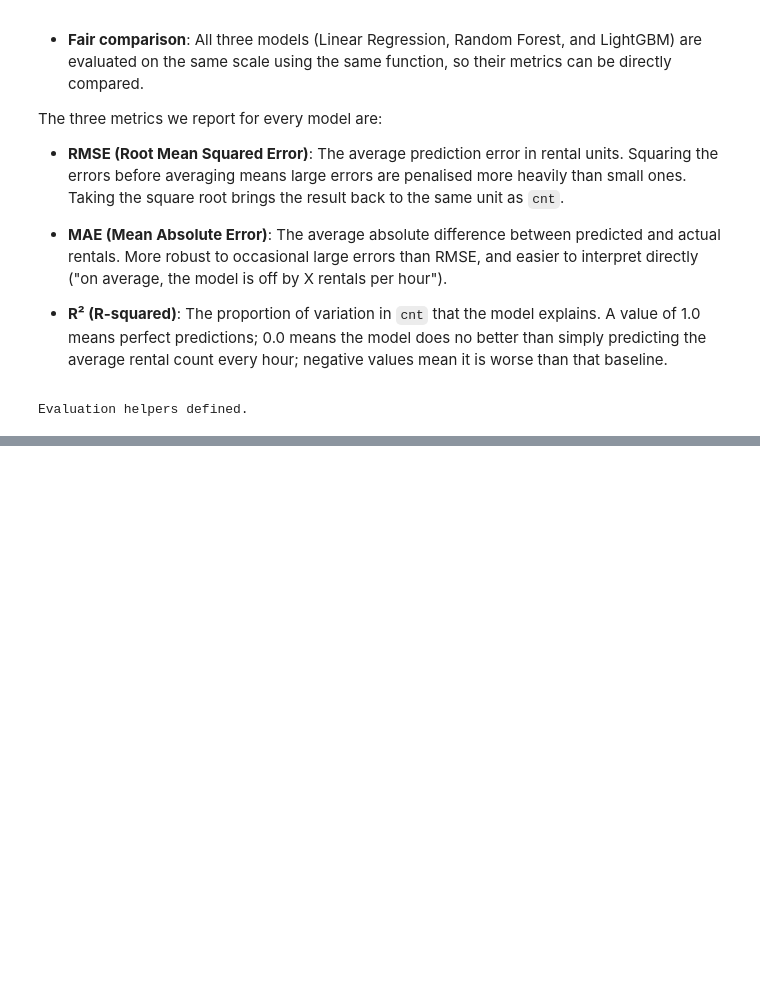
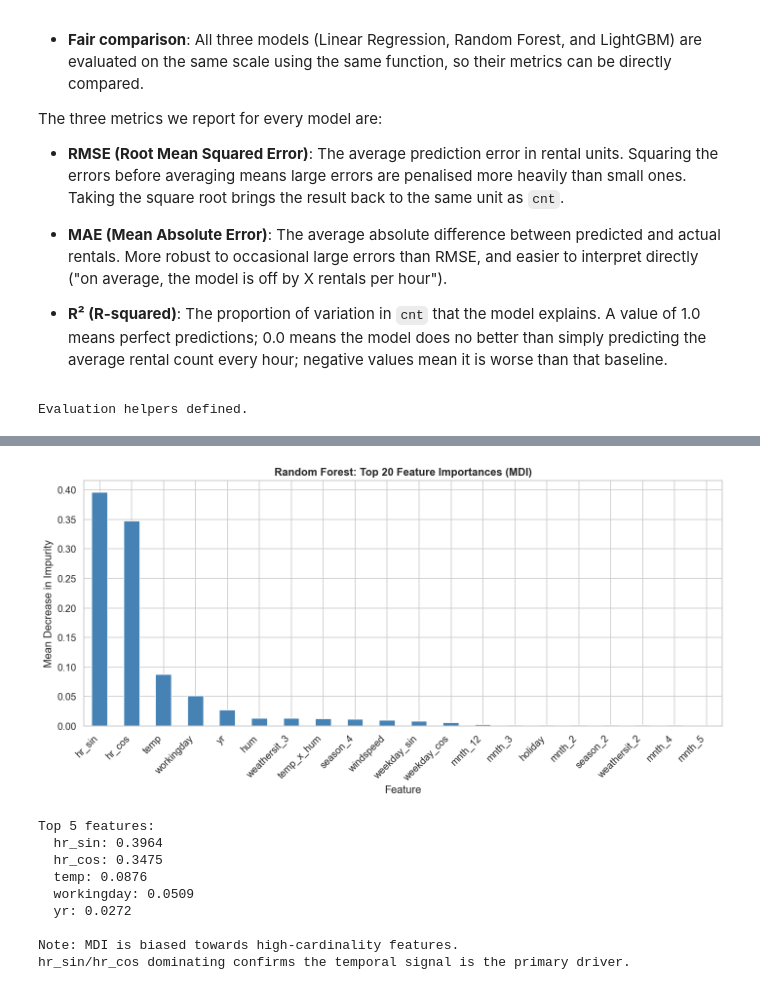
Before and after one commit to oliespineira/ML-fundamentals-2026, a Jupyter notebook: assignment_2_olivia_espineira.ipynb, the cells around one changed output, grey strips where cells are left out. Drawn from its saved outputs; the diff is of its cells as text; code cells hidden in the pictures; blank space fills up the shorter version.

```diff
--- a/assignment_2_olivia_espineira.ipynb
+++ b/assignment_2_olivia_espineira.ipynb
@@ -711,0 +948,33 @@ Evaluation helpers defined.
+# %%
+# Feature Importance: Mean Decrease in Impurity (MDI)
+feat_importance = pd.Series(
+    rf_initial.feature_importances_,
+    index=X_train_fe.columns
+).sort_values(ascending=False)
+
+fig, ax = plt.subplots(figsize=(12, 6))
+feat_importance.head(20).plot(kind='bar', ax=ax, color='steelblue', edgecolor='white')
+ax.set_title('Random Forest: Top 20 Feature Importances (MDI)', fontweight='bold')
+ax.set_ylabel('Mean Decrease in Impurity')
+ax.set_xlabel('Feature')
+plt.xticks(rotation=45, ha='right')
+plt.tight_layout()
+plt.show()
+
+print('Top 5 features:')
+for feat, imp in feat_importance.head(5).items():
+    print(f'  {feat}: {imp:.4f}')
+
+print('\nNote: MDI is biased towards high-cardinality features.')
+print('hr_sin/hr_cos dominating confirms the temporal signal is the primary driver.')
+# %% [output]
+[figure, added]
+Top 5 features:
+  hr_sin: 0.3964
+  hr_cos: 0.3475
+  temp: 0.0876
+  workingday: 0.0509
+  yr: 0.0272
+
+Note: MDI is biased towards high-cardinality features.
+hr_sin/hr_cos dominating confirms the temporal signal is the primary driver.
```
Also changed, not shown: parts of 13 cells of this notebook.
